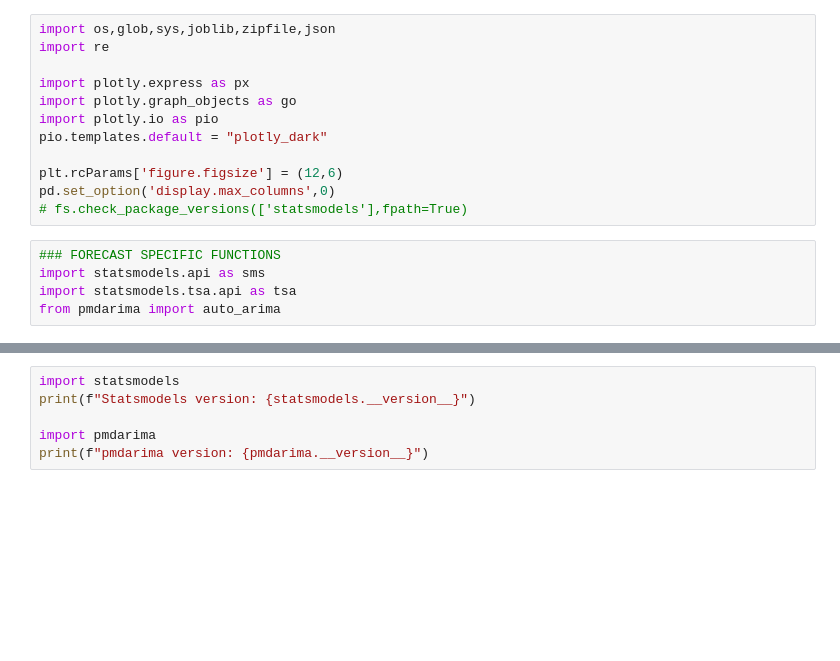
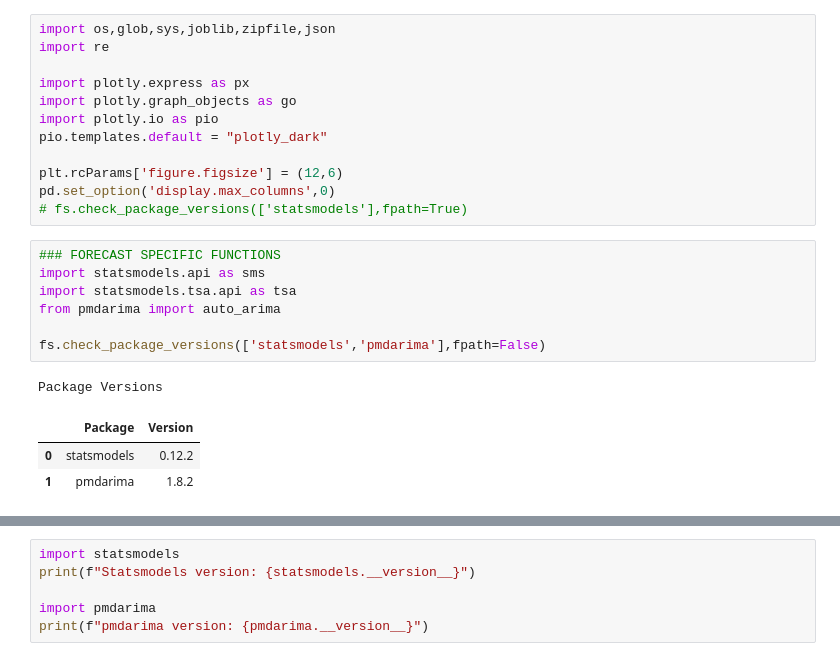
Before and after one commit to jirvingphd/predicting-the-pandemic, a Jupyter notebook: 2_Covid Time Series Modeling By State.ipynb, the cells around one changed output, grey strips where cells are left out. Drawn from its saved outputs; the diff is of its cells as text; blank space fills up the shorter version.

```diff
--- a/2_Covid Time Series Modeling By State.ipynb
+++ b/2_Covid Time Series Modeling By State.ipynb
@@ -84,5 +102,12 @@ pd.set_option('display.max_columns',0)
 # %%
 ### FORECAST SPECIFIC FUNCTIONS
 import statsmodels.api as sms
 import statsmodels.tsa.api as tsa
 from pmdarima import auto_arima
+
+fs.check_package_versions(['statsmodels','pmdarima'],fpath=False)
+# %% [output]
+Package Versions
+|  | Package | Version |
+| 0 | statsmodels | 0.12.2 |
+| 1 | pmdarima | 1.8.2 |
```
Also changed, not shown: parts of 38 cells of this notebook, 6 other files.
